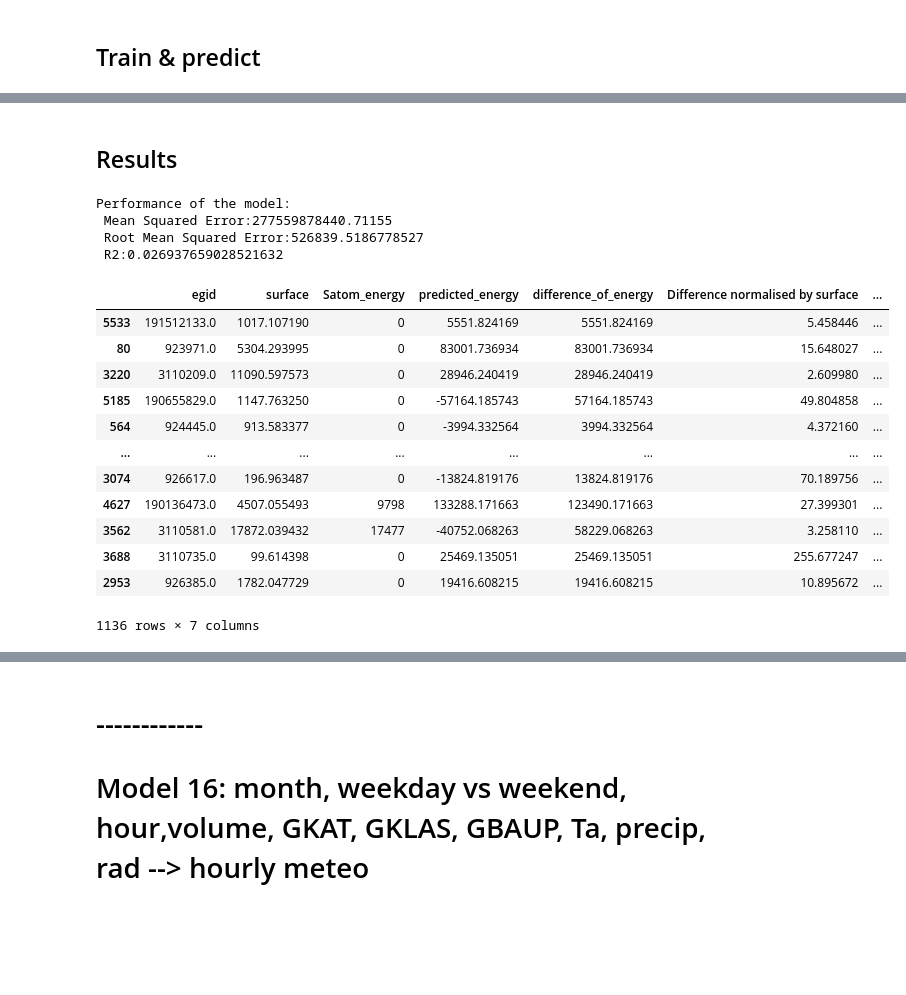
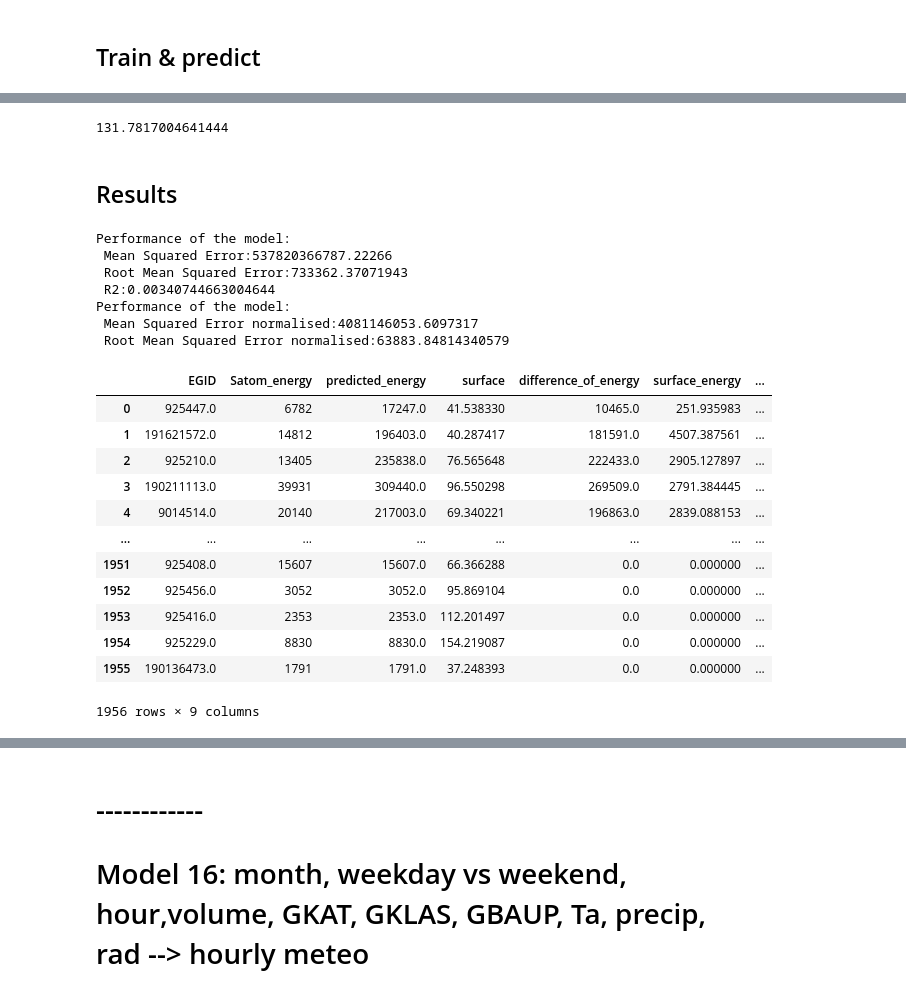
Before and after one commit to seleneledain/DesignProject2021, a Jupyter notebook: SATOM_linear_timeseries.ipynb, the cells around one changed output, grey strips where cells are left out. Drawn from its saved outputs; the diff is of its cells as text; code cells hidden in the pictures; blank space fills up the shorter version.

```diff
--- a/SATOM_linear_timeseries.ipynb
+++ b/SATOM_linear_timeseries.ipynb
@@ -3201,14 +3253,21 @@ data_model_15
 # %% [markdown]
 ## Split in train and test
 # %%
-X = data_model_15[["egid", "volume", "month", "GKLAS", "GKAT", "GBAUP", "weekday", "hour", "Ta", "RR", "G_h","surface"]]
+X = data_model_15[["egid", "volume", "month", "GKLAS", "GKAT", "GBAUP", "weekday", "hour", "Ta", "RR","G_h","surface"]]
 y = pd.DataFrame(data_model_15["energy"])
 x_tr, x_te, y_tr, y_te = train_test_split(X, y, test_size = 0.2)
 
 # Preparing the final dataframe containing egid, satom energy and predicted energy values
-energy_prediction = pd.DataFrame()
-energy_prediction['egid'] = x_te['egid']
+data_energy_prediction = {"EGID": [], "Satom_energy": [], "predicted_energy": [], "surface":[]}
+energy_prediction = pd.DataFrame(data_energy_prediction)
+energy_prediction['EGID'] = x_te['egid']
 energy_prediction['surface'] = x_te['surface']
 energy_prediction['Satom_energy'] = y_te.astype(int)
-x_tr = x_tr.drop(["egid","surface"], axis = 1)
-x_te = x_te.drop(["egid","surface"], axis = 1)
+to_append = pd.DataFrame()
+to_append['EGID'] = x_tr['egid']
+to_append['Satom_energy'] = y_tr.astype(int)
+to_append['predicted_energy'] = y_tr.astype(int)
+to_append['surface'] = x_tr['surface']
+energy_prediction = energy_prediction.append(to_append, ignore_index=True)
+x_tr = x_tr.drop(["egid", "surface"], axis = 1)
+x_te = x_te.drop(["egid", "surface"], axis = 1)
@@ -3237,6 +3312,10 @@ print(regr.coef_)
 # Predictions
 y_pred = regr.predict(x_te)
 #y_pred = pd.DataFrame(y_pred)
-energy_prediction['predicted_energy'] = y_pred
+# Copying the predicted energies in the final dataframe
+energy_prediction.iloc[0:len(x_te),2] = y_pred.astype(int)
 energy_prediction['difference_of_energy'] = np.abs(energy_prediction['predicted_energy'].sub(energy_prediction['Satom_energy'], axis = 0))
+energy_prediction['surface_energy']= energy_prediction["difference_of_energy"]/energy_prediction["surface"]
+energy_prediction['normalised_prediction']= energy_prediction["predicted_energy"]/energy_prediction["surface"]
+energy_prediction
 # %% [output]
@@ -3246,0 +3339,4 @@ energy_prediction['difference_of_energy'] = np.abs(energy_prediction['predicted_
+# %%
+energy_prediction['tag'] = pd.DataFrame(np.repeat('test', len(x_te)))
+energy_prediction = energy_prediction.fillna('train')
+energy_prediction
@@ -3247,38 +3357,57 @@ energy_prediction['difference_of_energy'] = np.abs(energy_prediction['predicted_
+# %%
+mean_surface_calculation = energy_prediction[energy_prediction['tag']=='test']
+mean_surface_calculation = mean_surface_calculation.drop_duplicates(['EGID'])
+
+mean_surface = mean_surface_calculation['surface'].mean()
+mean_surface
+# %% [output]
+131.7817004641444
 # %% [markdown]
 ## Results
 # %%
 # Metrics
 
+# not normalised
 mse = mean_squared_error(y_te, y_pred)
 rmse = np.sqrt(mse)
 r_squared = r2_score(y_te, y_pred)
 # MAPE mean abs percentage error
 #mape = np.mean(np.abs((y_te - y_pred) / y_te)) * 100
 
+#normalised
+mse_norm = mean_squared_error(y_te, y_pred)/mean_surface
+rmse_norm = np.sqrt(mse_norm)
+r_squared_norm = r2_score(y_te, y_pred)
+
 print("Performance of the model: \n Mean Squared Error:" +str(mse)+ "\n Root Mean Squared Error:" +str(rmse)+
      "\n R2:" +str(r_squared) )
       #+"\n Mean Abs Percentage Error:" +str(mape))
+
+print("Performance of the model: \n Mean Squared Error normalised:" +str(mse_norm)+ "\n Root Mean Squared Error normalised:" +str(rmse_norm))
 
 
 energy_prediction["Difference normalised by surface"] = energy_prediction["difference_of_energy"]/energy_prediction["surface"]
 energy_prediction['normalised_prediction'] = energy_prediction['predicted_energy']/energy_prediction["surface"]
 energy_prediction_15 = energy_prediction
 energy_prediction_15
 # %% [output]
 Performance of the model:
- Mean Squared Error:277559878440.71155
- Root Mean Squared Error:526839.5186778527
- R2:0.026937659028521632
+ Mean Squared Error:537820366787.22266
+ Root Mean Squared Error:733362.37071943
+ R2:0.00340744663004644
+Performance of the model:
+ Mean Squared Error normalised:4081146053.6097317
+ Root Mean Squared Error normalised:63883.84814340579
-|  | egid | surface | Satom_energy | predicted_energy | difference_of_energy | Difference normalised by surface | ... |
-| 5533 | 191512133.0 | 1017.107190 | 0 | 5551.824169 | 5551.824169 | 5.458446 | ... |
-| 80 | 923971.0 | 5304.293995 | 0 | 83001.736934 | 83001.736934 | 15.648027 | ... |
-| 3220 | 3110209.0 | 11090.597573 | 0 | 28946.240419 | 28946.240419 | 2.609980 | ... |
-| 5185 | 190655829.0 | 1147.763250 | 0 | -57164.185743 | 57164.185743 | 49.804858 | ... |
-| 564 | 924445.0 | 913.583377 | 0 | -3994.332564 | 3994.332564 | 4.372160 | ... |
+|  | EGID | Satom_energy | predicted_energy | surface | difference_of_energy | surface_energy | ... |
+| 0 | 925447.0 | 6782 | 17247.0 | 41.538330 | 10465.0 | 251.935983 | ... |
+| 1 | 191621572.0 | 14812 | 196403.0 | 40.287417 | 181591.0 | 4507.387561 | ... |
+| 2 | 925210.0 | 13405 | 235838.0 | 76.565648 | 222433.0 | 2905.127897 | ... |
+| 3 | 190211113.0 | 39931 | 309440.0 | 96.550298 | 269509.0 | 2791.384445 | ... |
+| 4 | 9014514.0 | 20140 | 217003.0 | 69.340221 | 196863.0 | 2839.088153 | ... |
 | ... | ... | ... | ... | ... | ... | ... | ... |
-| 3074 | 926617.0 | 196.963487 | 0 | -13824.819176 | 13824.819176 | 70.189756 | ... |
-| 4627 | 190136473.0 | 4507.055493 | 9798 | 133288.171663 | 123490.171663 | 27.399301 | ... |
-| 3562 | 3110581.0 | 17872.039432 | 17477 | -40752.068263 | 58229.068263 | 3.258110 | ... |
-| 3688 | 3110735.0 | 99.614398 | 0 | 25469.135051 | 25469.135051 | 255.677247 | ... |
-| 2953 | 926385.0 | 1782.047729 | 0 | 19416.608215 | 19416.608215 | 10.895672 | ... |
+| 1951 | 925408.0 | 15607 | 15607.0 | 66.366288 | 0.0 | 0.000000 | ... |
+| 1952 | 925456.0 | 3052 | 3052.0 | 95.869104 | 0.0 | 0.000000 | ... |
+| 1953 | 925416.0 | 2353 | 2353.0 | 112.201497 | 0.0 | 0.000000 | ... |
+| 1954 | 925229.0 | 8830 | 8830.0 | 154.219087 | 0.0 | 0.000000 | ... |
+| 1955 | 190136473.0 | 1791 | 1791.0 | 37.248393 | 0.0 | 0.000000 | ... |
-1136 rows × 7 columns
+1956 rows × 9 columns
```
Also changed, not shown: parts of 26 cells of this notebook, 10 other files.
